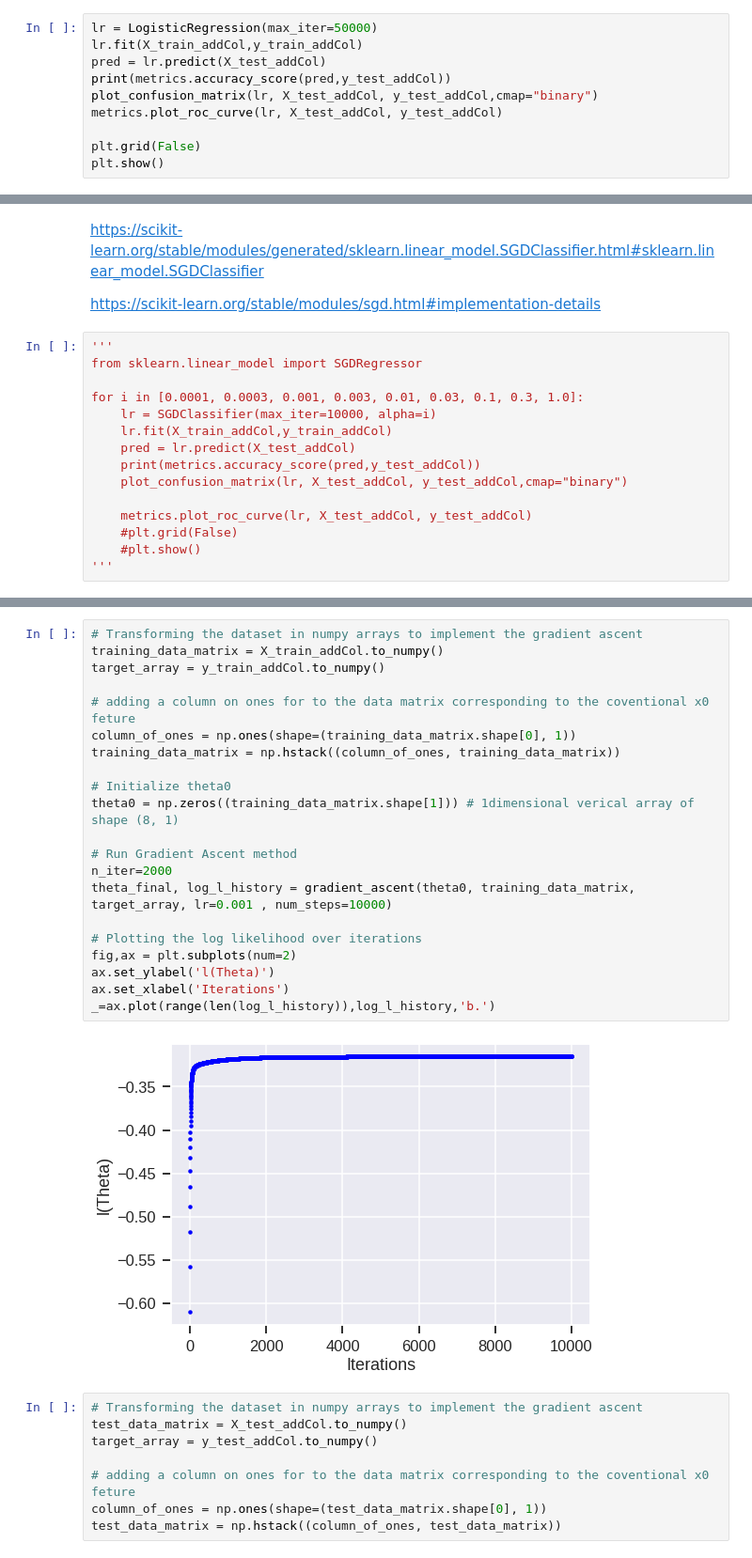
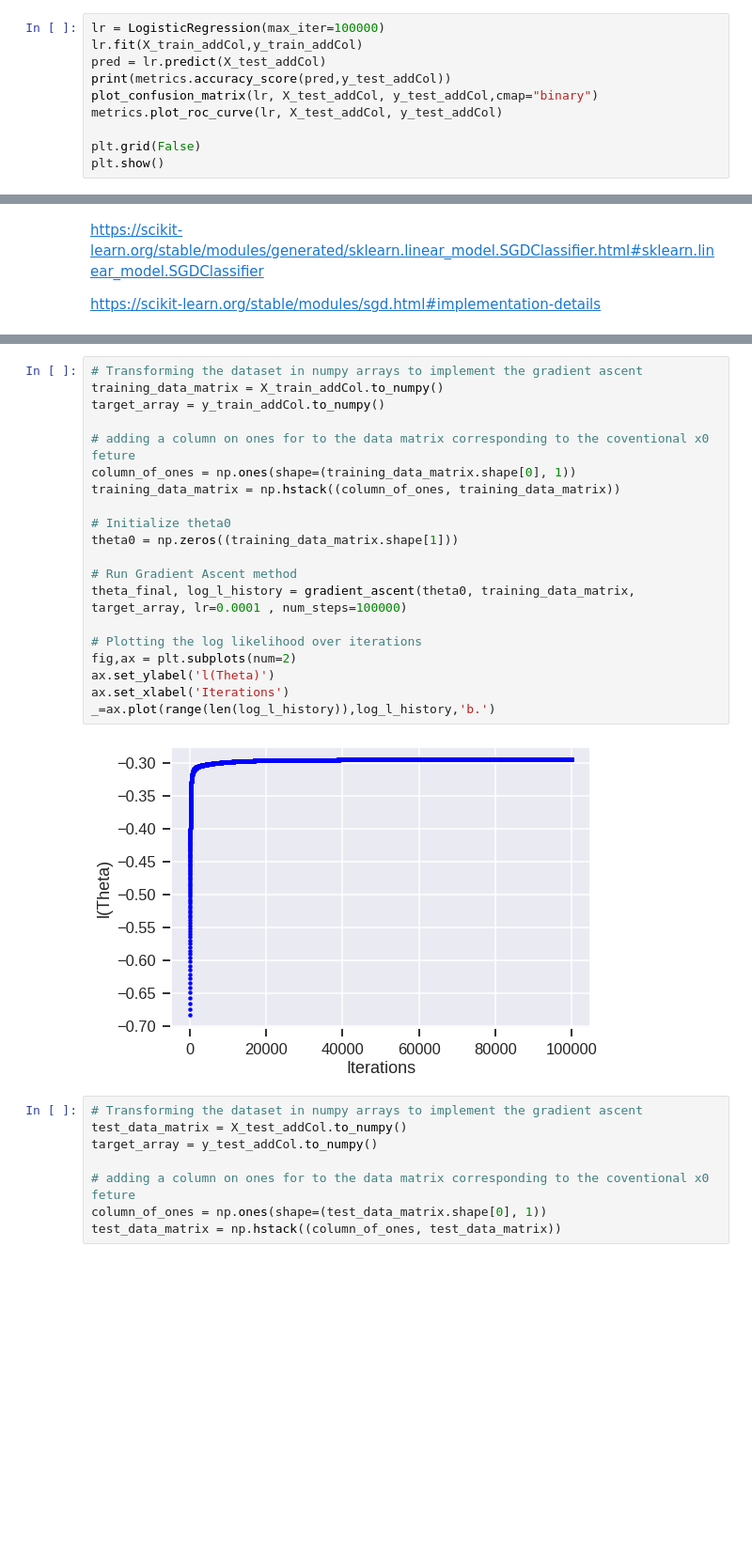
Before and after one commit to MichaelPlug/FDS_Project_HFD, a Jupyter notebook: Project_notebook.ipynb, the cells around one changed output, grey strips where cells are left out. Shown at 94% size. Cells and saved outputs as stored; diff of their text form; blank space fills up the shorter version.

```diff
--- a/Project_notebook.ipynb
+++ b/Project_notebook.ipynb
@@ -723,5 +725,5 @@ plt.show()
 # %%
-lr = LogisticRegression(max_iter=50000)
+lr = LogisticRegression(max_iter=100000)
 lr.fit(X_train_addCol,y_train_addCol)
 pred = lr.predict(X_test_addCol)
 print(metrics.accuracy_score(pred,y_test_addCol))
@@ -744,18 +744,3 @@ This is only one example, let's find a better library and plot using differents
 https://scikit-learn.org/stable/modules/generated/sklearn.linear_model.SGDClassifier.html#sklearn.linear_model.SGDClassifier
 
 https://scikit-learn.org/stable/modules/sgd.html#implementation-details
-# %%
-'''
-from sklearn.linear_model import SGDRegressor
-
-for i in [0.0001, 0.0003, 0.001, 0.003, 0.01, 0.03, 0.1, 0.3, 1.0]:
-    lr = SGDClassifier(max_iter=10000, alpha=i)
-    lr.fit(X_train_addCol,y_train_addCol)
-    pred = lr.predict(X_test_addCol)
-    print(metrics.accuracy_score(pred,y_test_addCol))
-    plot_confusion_matrix(lr, X_test_addCol, y_test_addCol,cmap="binary")
-
-    metrics.plot_roc_curve(lr, X_test_addCol, y_test_addCol)
-    #plt.grid(False)
-    #plt.show()
-'''
@@ -764,26 +747,25 @@ for i in [0.0001, 0.0003, 0.001, 0.003, 0.01, 0.03, 0.1, 0.3, 1.0]:
 # %%
 # Transforming the dataset in numpy arrays to implement the gradient ascent
 training_data_matrix = X_train_addCol.to_numpy()
 target_array = y_train_addCol.to_numpy()
 
 # adding a column on ones for to the data matrix corresponding to the coventional x0 feture
 column_of_ones = np.ones(shape=(training_data_matrix.shape[0], 1))
 training_data_matrix = np.hstack((column_of_ones, training_data_matrix))
 
 # Initialize theta0
-theta0 = np.zeros((training_data_matrix.shape[1])) # 1dimensional verical array of shape (8, 1)
+theta0 = np.zeros((training_data_matrix.shape[1]))
 
 # Run Gradient Ascent method
-n_iter=2000
-theta_final, log_l_history = gradient_ascent(theta0, training_data_matrix, target_array, lr=0.001 , num_steps=10000)
+theta_final, log_l_history = gradient_ascent(theta0, training_data_matrix, target_array, lr=0.0001 , num_steps=100000)
 
 # Plotting the log likelihood over iterations
 fig,ax = plt.subplots(num=2)
 ax.set_ylabel('l(Theta)')
 ax.set_xlabel('Iterations')
 _=ax.plot(range(len(log_l_history)),log_l_history,'b.')
 # %% [output]
-[figure, old version]
+[figure, new version]
 # %%
 # Transforming the dataset in numpy arrays to implement the gradient ascent
 test_data_matrix = X_test_addCol.to_numpy()
```
Also changed, not shown: parts of 25 cells of this notebook.
